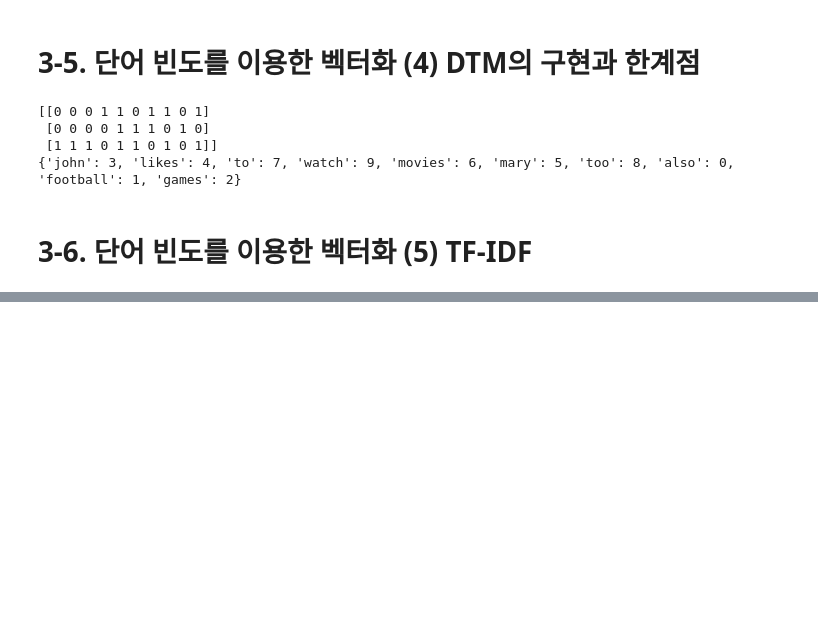
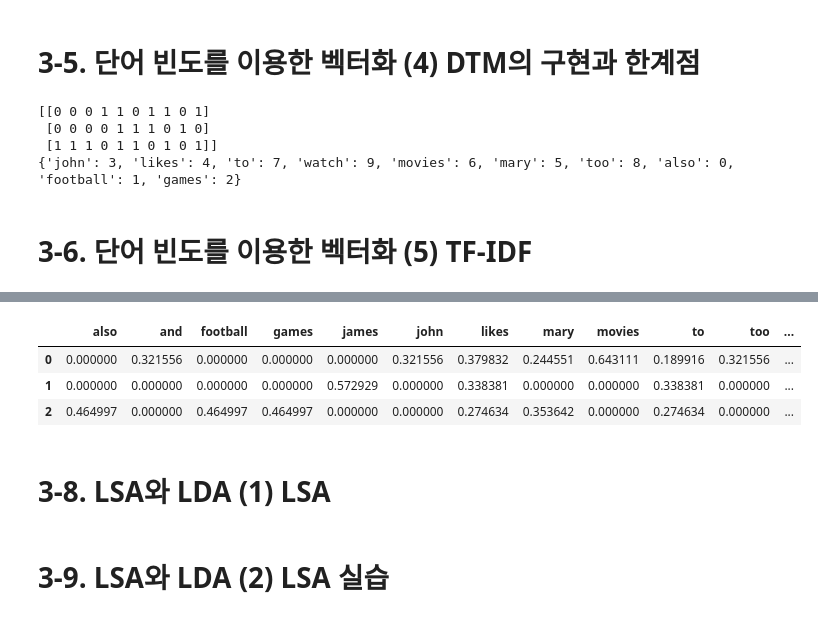
Before and after one commit to hahacandy/Aiffel_S, a Jupyter notebook: Going Deeper(NLP)_DJ/3/Untitled.ipynb, the cells around one changed output, grey strips where cells are left out. Saved outputs shown, nothing was run; the diff lists cells and outputs as text; code cells hidden in the pictures; blank space fills up the shorter version.

```diff
--- a/Going Deeper(NLP)_DJ/3/Untitled.ipynb
+++ b/Going Deeper(NLP)_DJ/3/Untitled.ipynb
@@ -80,0 +183,22 @@ print(vector.vocabulary_) # 각 단어의 인덱스가 어떻게 부여되었는
+# %%
+# scikit-learn TFidVectorizer 활용
+from sklearn.feature_extraction.text import TfidfVectorizer
+corpus = [
+  'John likes to watch movies and Mary likes movies too',
+  'James likes to watch TV',
+  'Mary also likes to watch football games',
+]
+tfidfv = TfidfVectorizer().fit(corpus)
+vocab = list(set(tfidfv.vocabulary_.keys())) # 단어장을 리스트로 저장
+vocab.sort() # 단어장을 알파벳 순으로 정렬
+
+# TF-IDF 행렬에 단어장을 데이터프레임의 열로 지정하여 데이터프레임 생성
+tfidf_ = pd.DataFrame(tfidfv.transform(corpus).toarray(), columns = vocab)
+tfidf_
+# %% [output]
+|  | also | and | football | games | james | john | likes | mary | movies | to | too | ... |
+| 0 | 0.000000 | 0.321556 | 0.000000 | 0.000000 | 0.000000 | 0.321556 | 0.379832 | 0.244551 | 0.643111 | 0.189916 | 0.321556 | ... |
+| 1 | 0.000000 | 0.000000 | 0.000000 | 0.000000 | 0.572929 | 0.000000 | 0.338381 | 0.000000 | 0.000000 | 0.338381 | 0.000000 | ... |
+| 2 | 0.464997 | 0.000000 | 0.464997 | 0.464997 | 0.000000 | 0.000000 | 0.274634 | 0.353642 | 0.000000 | 0.274634 | 0.000000 | ... |
+# %% [markdown]
+# 3-8. LSA와 LDA (1) LSA
@@ -80,0 +209,2 @@ print(vector.vocabulary_) # 각 단어의 인덱스가 어떻게 부여되었는
+# %% [markdown]
+# 3-9. LSA와 LDA (2) LSA 실습
```
Also changed, not shown: parts of 45 cells of this notebook.
